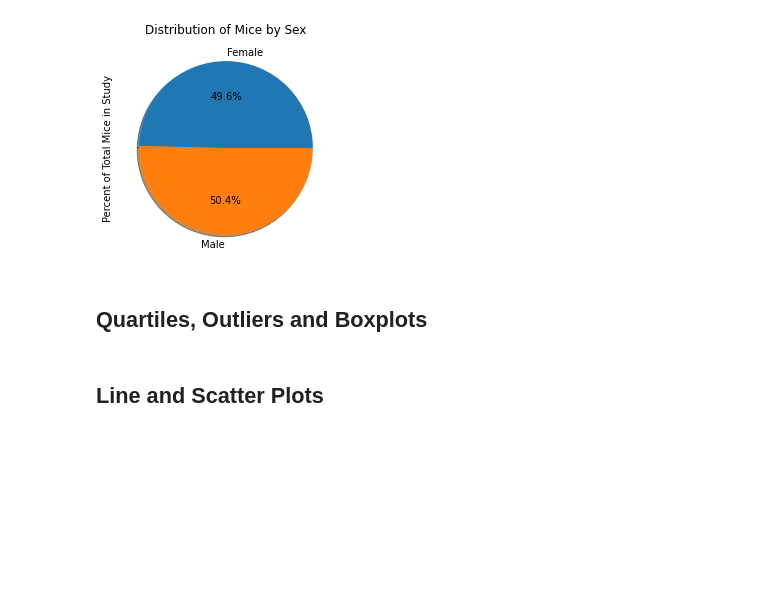
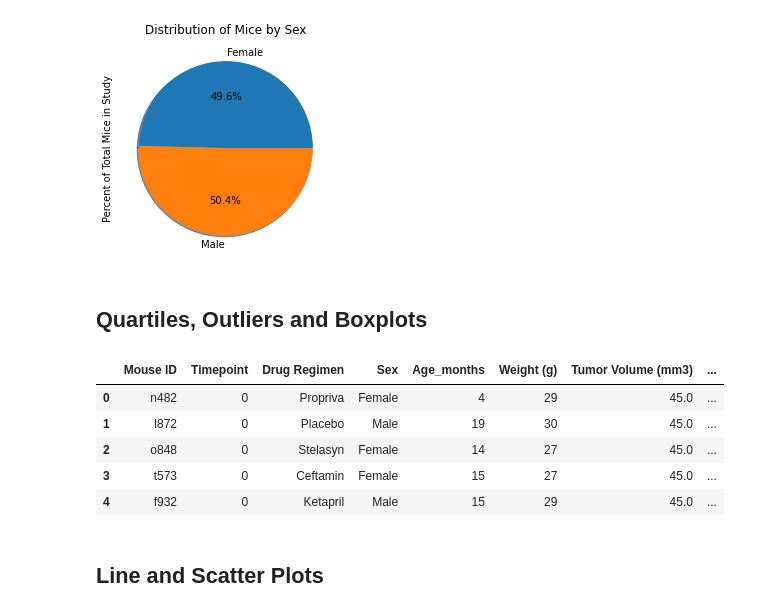
Before and after one commit to andrewbankston/matplotlib-challenge, a Jupyter notebook: 02-Homework_05-Matplotlib_Instructions_Pymaceuticals_pymaceuticals_starter.ipynb, the cells around one changed output. Saved outputs shown, nothing was run; the diff lists cells and outputs as text; code cells hidden in the pictures; blank space fills up the shorter version.

```diff
--- a/02-Homework_05-Matplotlib_Instructions_Pymaceuticals_pymaceuticals_starter.ipynb
+++ b/02-Homework_05-Matplotlib_Instructions_Pymaceuticals_pymaceuticals_starter.ipynb
@@ -170,10 +170,21 @@ Text(0, 0.5, 'Percent of Total Mice in Study')
 # %%
 # Calculate the final tumor volume of each mouse across four of the treatment regimens:
 # Capomulin, Ramicane, Infubinol, and Ceftamin
 
 # Start by getting the last (greatest) timepoint for each mouse
-
-
+sorted_mouse = clean_mouse.sort_values("Timepoint")
+last_tpt_mice = sorted_mouse.drop_duplicates("Mouse ID", keep = 'last')
+last_tpt_mice = last_tpt_mice[['Mouse ID', 'Timepoint']]
+last_tpt_mice.head()
 # Merge this group df with the original dataframe to get the tumor volume at the last timepoint
+final_tumor_vol = last_tpt_mice.merge(clean_mouse)
+final_tumor_vol.head()
+# %% [output]
+|  | Mouse ID | Timepoint | Drug Regimen | Sex | Age_months | Weight (g) | Tumor Volume (mm3) | ... |
+| 0 | n482 | 0 | Propriva | Female | 4 | 29 | 45.0 | ... |
+| 1 | l872 | 0 | Placebo | Male | 19 | 30 | 45.0 | ... |
+| 2 | o848 | 0 | Stelasyn | Female | 14 | 27 | 45.0 | ... |
+| 3 | t573 | 0 | Ceftamin | Female | 15 | 27 | 45.0 | ... |
+| 4 | f932 | 0 | Ketapril | Male | 15 | 29 | 45.0 | ... |
 # %%
 # Put treatments into a list for for loop (and later for plot labels)
```
Also changed, not shown: parts of 1 cell of this notebook.
